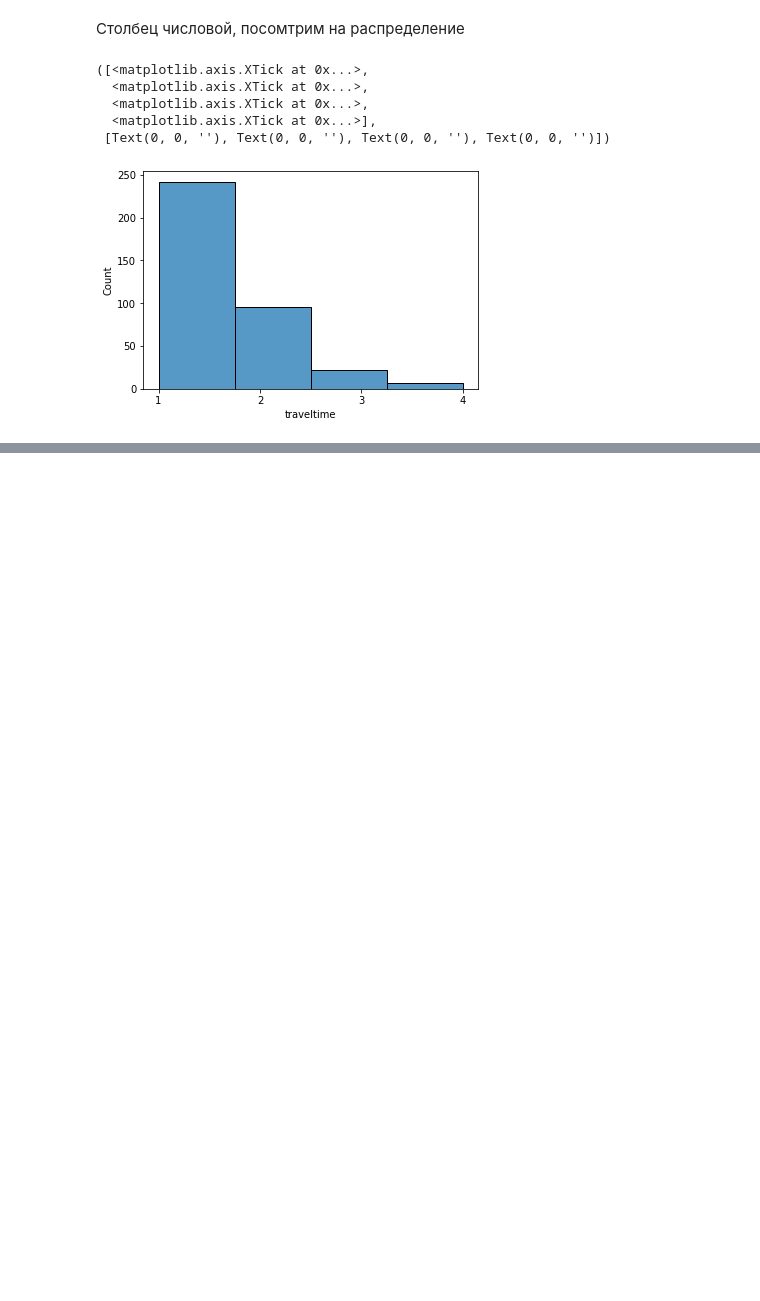
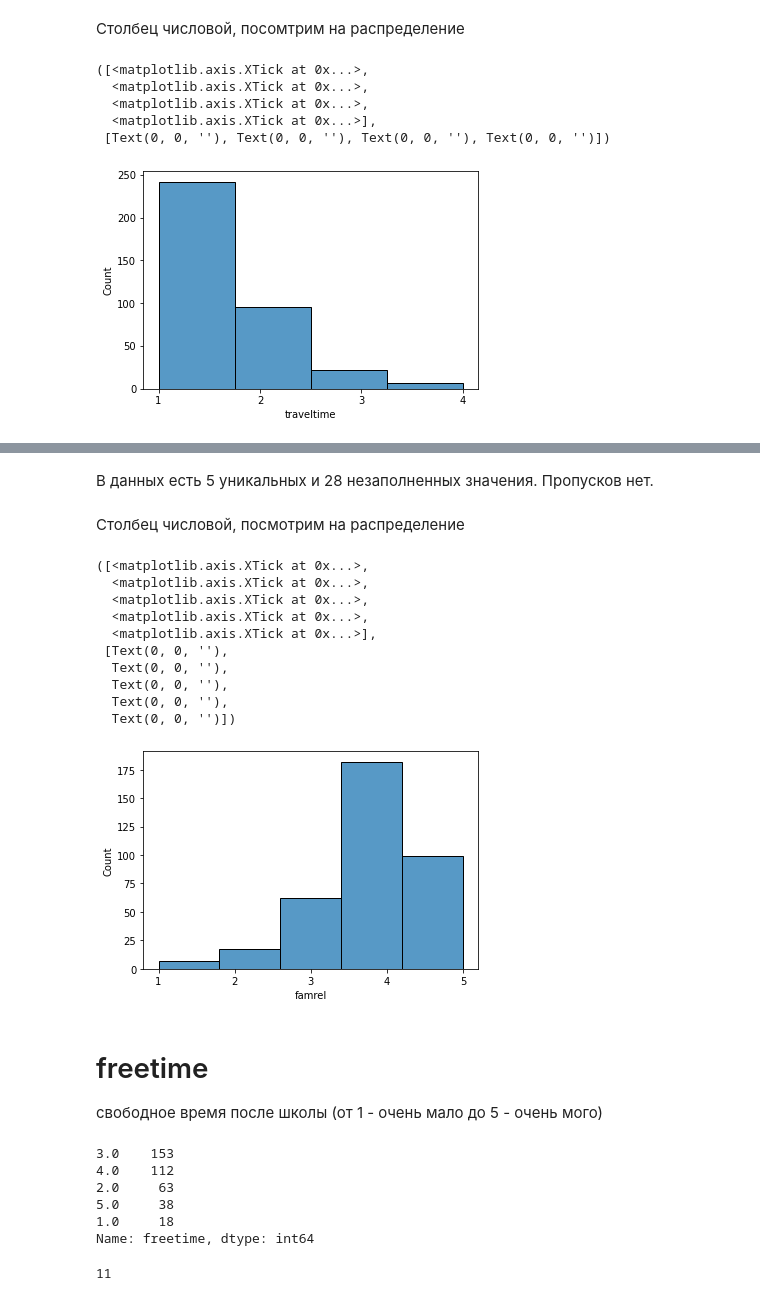
Before and after one commit to UndyingSerpent/skillfactory, a Jupyter notebook: module_2/Project_2.ipynb, the cells around one changed output, grey strips where cells are left out. Saved outputs shown, nothing was run; the diff lists cells and outputs as text; code cells hidden in the pictures; blank space fills up the shorter version.

```diff
--- a/module_2/Project_2.ipynb
+++ b/module_2/Project_2.ipynb
@@ -470,0 +765,2 @@ plt.xticks([1, 2, 3, 4])
+# %%
+students.loc[students['famrel'] == -1, 'famrel'] = np.NaN
@@ -470,0 +792,36 @@ plt.xticks([1, 2, 3, 4])
+# %% [markdown]
+В данных есть 5 уникальных и 28 незаполненных значения.
+Пропусков нет.
+# %% [markdown]
+Столбец числовой, посмотрим на распределение
+# %%
+sns.histplot(x=students.famrel, bins=5)
+plt.xticks([1, 2, 3, 4, 5])
+# %% [output]
+([<matplotlib.axis.XTick at 0x...>,
+  <matplotlib.axis.XTick at 0x...>,
+  <matplotlib.axis.XTick at 0x...>,
+  <matplotlib.axis.XTick at 0x...>,
+  <matplotlib.axis.XTick at 0x...>],
+ [Text(0, 0, ''),
+  Text(0, 0, ''),
+  Text(0, 0, ''),
+  Text(0, 0, ''),
+  Text(0, 0, '')])
+[figure, added]
+# %% [markdown]
+# freetime
+ свободное время после школы (от 1 - очень мало до 5 - очень мого)
+# %%
+students.freetime.value_counts()
+# %% [output]
+3.0    153
+4.0    112
+2.0     63
+5.0     38
+1.0     18
+Name: freetime, dtype: int64
+# %%
+students.freetime.isna().sum()
+# %% [output]
+11
```
Also changed, not shown: parts of 93 cells of this notebook.
